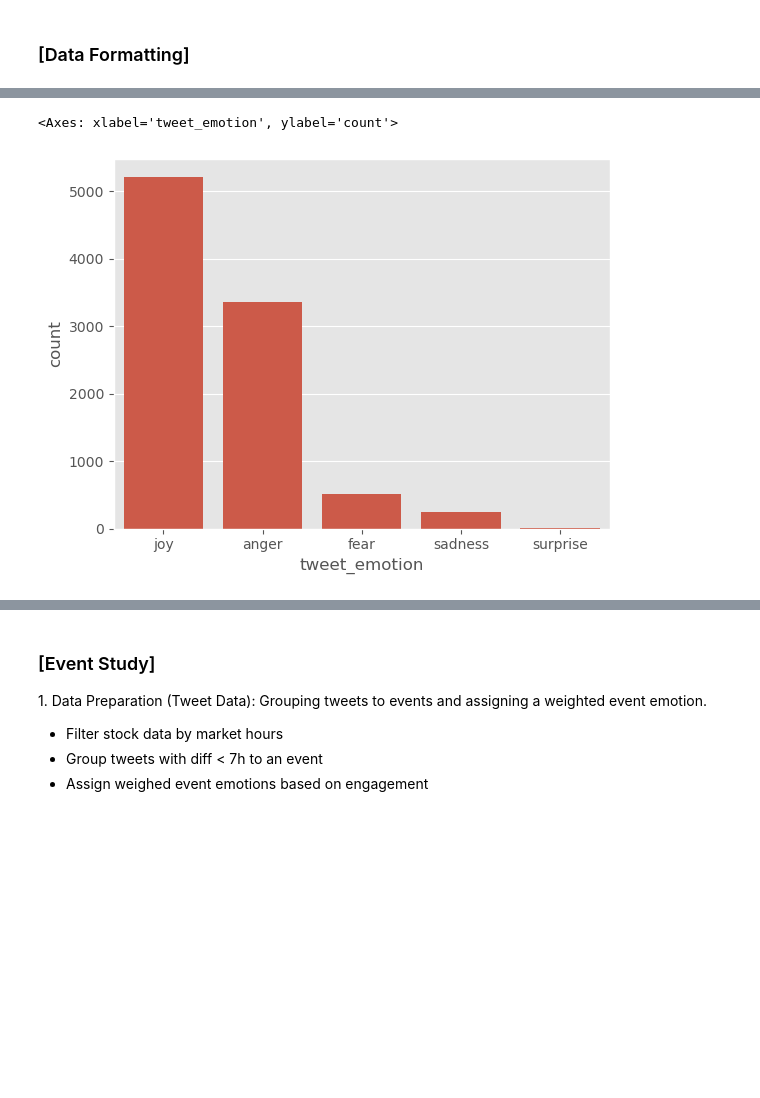
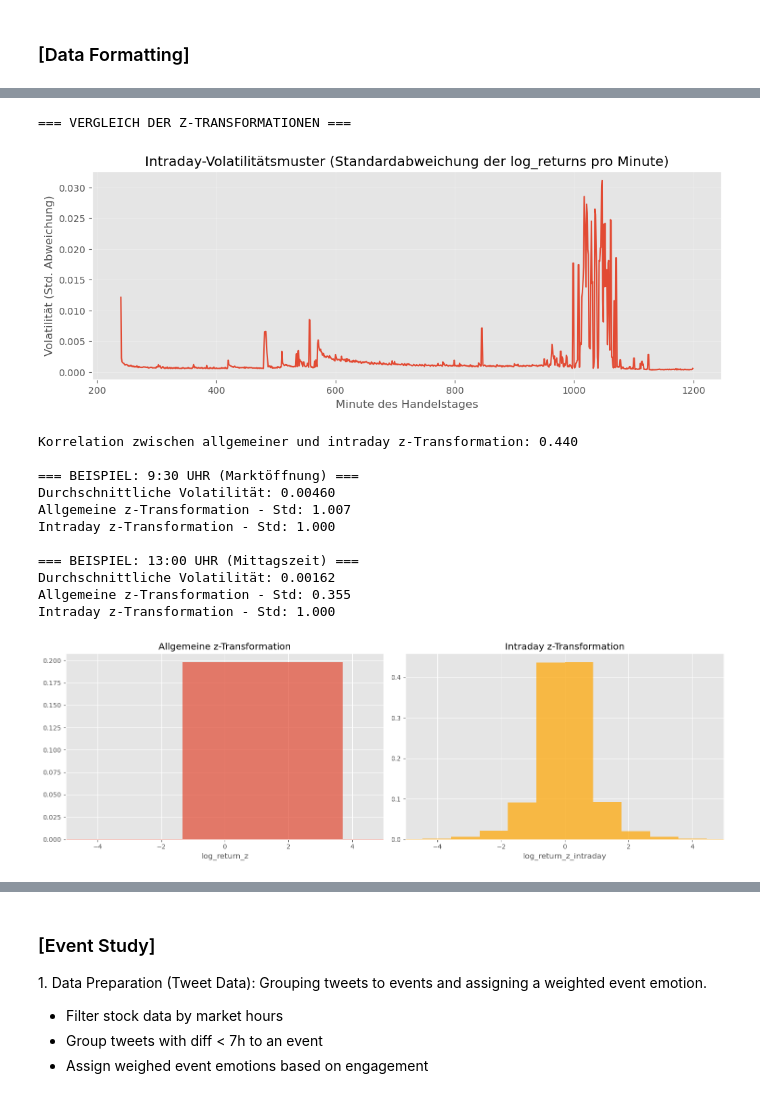
Before and after one commit to AK960/COIN_Repo, a Jupyter notebook: scripts/analyse_emotions.ipynb, the cells around one changed output, grey strips where cells are left out. Drawn from its saved outputs; the diff is of its cells as text; code cells hidden in the pictures; blank space fills up the shorter version.

```diff
--- a/scripts/analyse_emotions.ipynb
+++ b/scripts/analyse_emotions.ipynb
@@ -352,7 +557,70 @@ plt.show()
-# %%
-# Data exploration
-## Emotion Occurrence
-sns.countplot(x='tweet_emotion', data=df_tweets_normalized)
-# %% [output]
-<Axes: xlabel='tweet_emotion', ylabel='count'>
-[figure, removed]
+# %%
+# Vergleich: Allgemeine vs. Intraday z-Transformation für log_returns
+print("=== VERGLEICH DER Z-TRANSFORMATIONEN ===\n")
+
+# 1. Intraday-Volatilitätsmuster zeigen
+volatility_by_minute = df_stock_data.groupby('minute_of_day')['log_return'].std().reset_index()
+volatility_by_minute['hour'] = volatility_by_minute['minute_of_day'] // 60
+volatility_by_minute['minute'] = volatility_by_minute['minute_of_day'] % 60
+
+plt.figure(figsize=(12, 4))
+plt.plot(volatility_by_minute['minute_of_day'], volatility_by_minute['log_return'])
+plt.title('Intraday-Volatilitätsmuster (Standardabweichung der log_returns pro Minute)')
+plt.xlabel('Minute des Handelstages')
+plt.ylabel('Volatilität (Std. Abweichung)')
+plt.grid(True, alpha=0.3)
+plt.show()
+
+# 2. Korrelation zwischen den beiden z-Transformationen
+correlation = df_stock_data[['log_return_z', 'log_return_z_intraday']].corr().iloc[0,1]
+print(f"Korrelation zwischen allgemeiner und intraday z-Transformation: {correlation:.3f}")
+
+# 3. Beispiel: Unterschiede zu verschiedenen Tageszeiten
+morning_mask = df_stock_data['minute_of_day'] == 570  # 9:30 Uhr
+afternoon_mask = df_stock_data['minute_of_day'] == 780  # 13:00 Uhr
+
+morning_data = df_stock_data[morning_mask][['log_return', 'log_return_z', 'log_return_z_intraday']].dropna()
+afternoon_data = df_stock_data[afternoon_mask][['log_return', 'log_return_z', 'log_return_z_intraday']].dropna()
+
+print(f"\n=== BEISPIEL: 9:30 UHR (Marktöffnung) ===")
+print(f"Durchschnittliche Volatilität: {morning_data['log_return'].std():.5f}")
+print(f"Allgemeine z-Transformation - Std: {morning_data['log_return_z'].std():.3f}")
+print(f"Intraday z-Transformation - Std: {morning_data['log_return_z_intraday'].std():.3f}")
+
+print(f"\n=== BEISPIEL: 13:00 UHR (Mittagszeit) ===")
+print(f"Durchschnittliche Volatilität: {afternoon_data['log_return'].std():.5f}")
+print(f"Allgemeine z-Transformation - Std: {afternoon_data['log_return_z'].std():.3f}")
+print(f"Intraday z-Transformation - Std: {afternoon_data['log_return_z_intraday'].std():.3f}")
+
+# 4. Histogramm-Vergleich
+fig, axes = plt.subplots(1, 2, figsize=(15, 5))
+
+# Allgemeine z-Transformation
+axes[0].hist(df_stock_data['log_return_z'].dropna(), bins=50, alpha=0.7, density=True, label='Allgemeine z-Transform.')
+axes[0].set_title('Allgemeine z-Transformation')
+axes[0].set_xlabel('log_return_z')
+axes[0].set_xlim([-5, 5])
+
+# Intraday z-Transformation
+axes[1].hist(df_stock_data['log_return_z_intraday'].dropna(), bins=50, alpha=0.7, density=True, label='Intraday z-Transform.', color='orange')
+axes[1].set_title('Intraday z-Transformation')
+axes[1].set_xlabel('log_return_z_intraday')
+axes[1].set_xlim([-5, 5])
+
+plt.tight_layout()
+plt.show()
+# %% [output]
+=== VERGLEICH DER Z-TRANSFORMATIONEN ===
+[figure, added]
+Korrelation zwischen allgemeiner und intraday z-Transformation: 0.440
+
+=== BEISPIEL: 9:30 UHR (Marktöffnung) ===
+Durchschnittliche Volatilität: 0.00460
+Allgemeine z-Transformation - Std: 1.007
+Intraday z-Transformation - Std: 1.000
+
+=== BEISPIEL: 13:00 UHR (Mittagszeit) ===
+Durchschnittliche Volatilität: 0.00162
+Allgemeine z-Transformation - Std: 0.355
+Intraday z-Transformation - Std: 1.000
+[figure, added]
```
Also changed, not shown: parts of 14 cells of this notebook.
